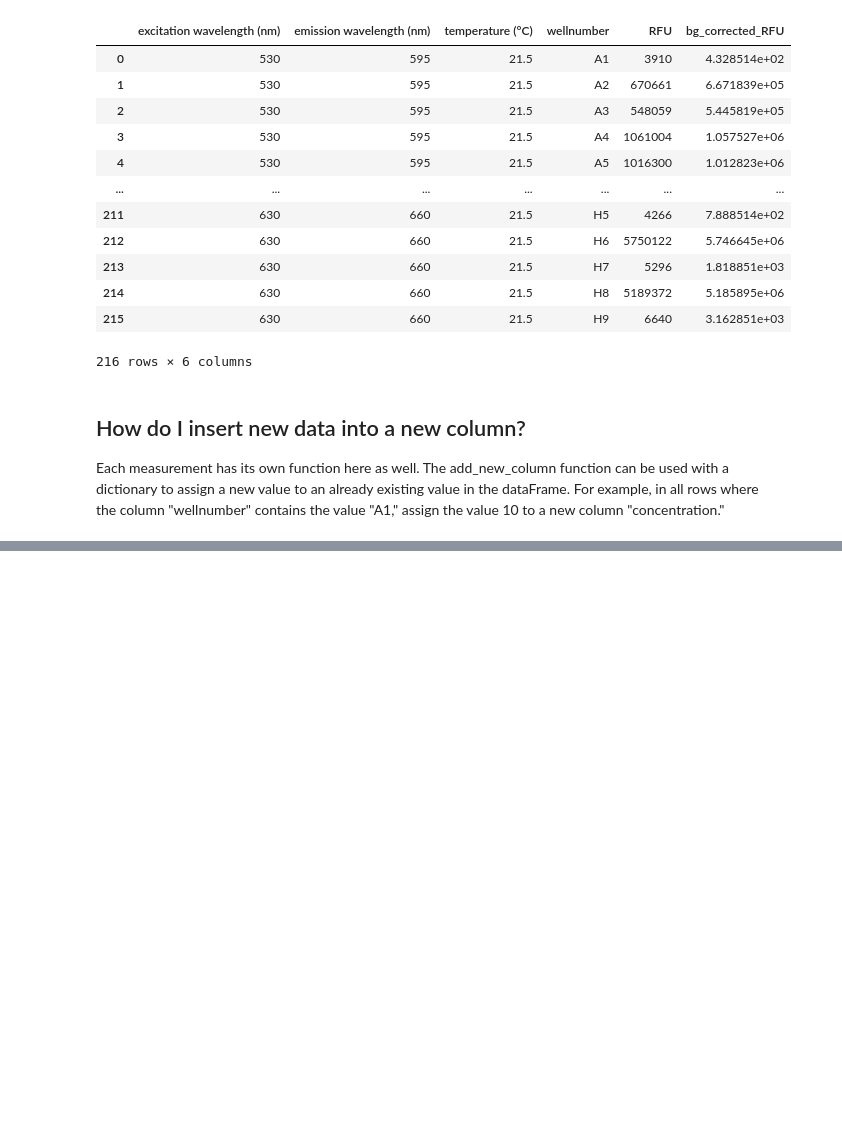
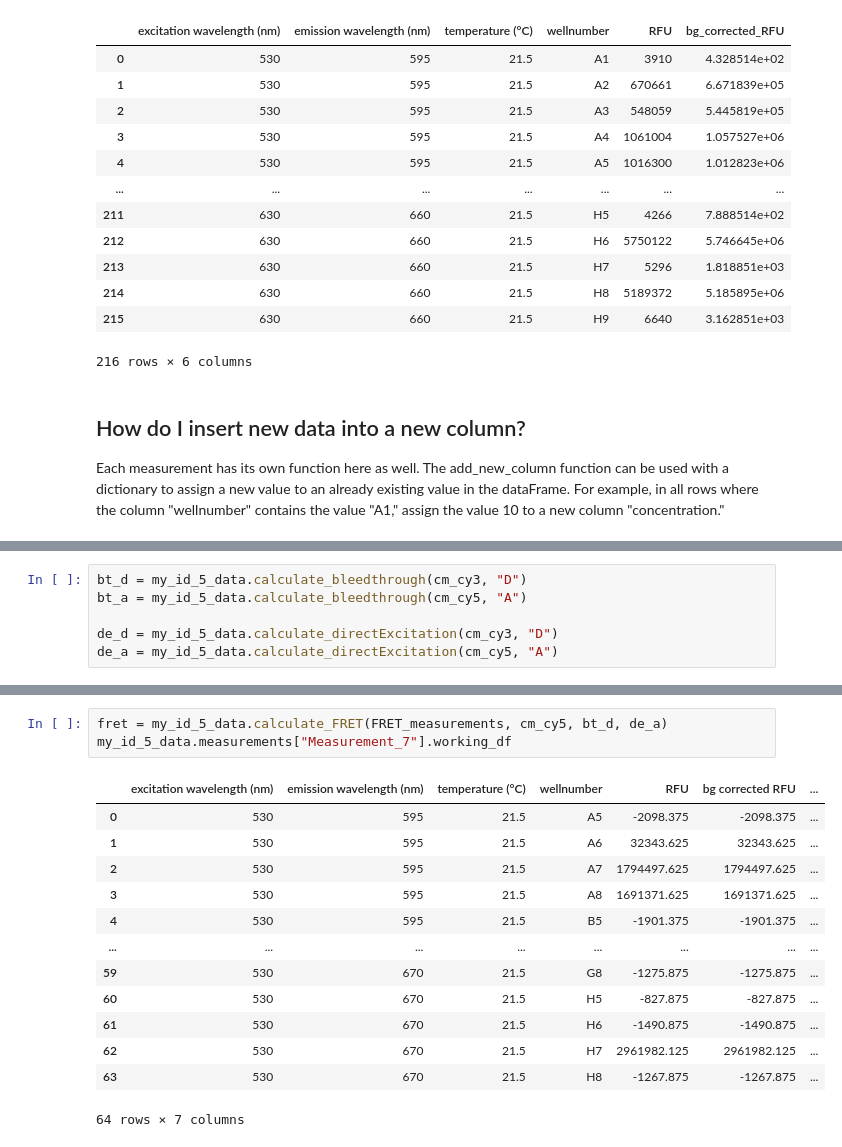
Before and after one commit to BoernerLab/blab_analysis, a Jupyter notebook: divices_example.ipynb, the cells around one changed output, grey strips where cells are left out. Cells and saved outputs as stored; diff of their text form; blank space fills up the shorter version.

```diff
--- a/divices_example.ipynb
+++ b/divices_example.ipynb
@@ -194,0 +268,6 @@ my_id5_data.measurements["Measurement_9"].working_df
+# %%
+bt_d = my_id_5_data.calculate_bleedthrough(cm_cy3, "D")
+bt_a = my_id_5_data.calculate_bleedthrough(cm_cy5, "A")
+
+de_d = my_id_5_data.calculate_directExcitation(cm_cy3, "D")
+de_a = my_id_5_data.calculate_directExcitation(cm_cy5, "A")
@@ -194,0 +288,17 @@ my_id5_data.measurements["Measurement_9"].working_df
+# %%
+fret = my_id_5_data.calculate_FRET(FRET_measurements, cm_cy5, bt_d, de_a)
+my_id_5_data.measurements["Measurement_7"].working_df
+# %% [output]
+|  | excitation wavelength (nm) | emission wavelength (nm) | temperature (°C) | wellnumber | RFU | bg corrected RFU | ... |
+| 0 | 530 | 595 | 21.5 | A5 | -2098.375 | -2098.375 | ... |
+| 1 | 530 | 595 | 21.5 | A6 | 32343.625 | 32343.625 | ... |
+| 2 | 530 | 595 | 21.5 | A7 | 1794497.625 | 1794497.625 | ... |
+| 3 | 530 | 595 | 21.5 | A8 | 1691371.625 | 1691371.625 | ... |
+| 4 | 530 | 595 | 21.5 | B5 | -1901.375 | -1901.375 | ... |
+| ... | ... | ... | ... | ... | ... | ... | ... |
+| 59 | 530 | 670 | 21.5 | G8 | -1275.875 | -1275.875 | ... |
+| 60 | 530 | 670 | 21.5 | H5 | -827.875 | -827.875 | ... |
+| 61 | 530 | 670 | 21.5 | H6 | -1490.875 | -1490.875 | ... |
+| 62 | 530 | 670 | 21.5 | H7 | 2961982.125 | 2961982.125 | ... |
+| 63 | 530 | 670 | 21.5 | H8 | -1267.875 | -1267.875 | ... |
+64 rows × 7 columns
```
Also changed, not shown: parts of 10 cells of this notebook, 3 other files.
